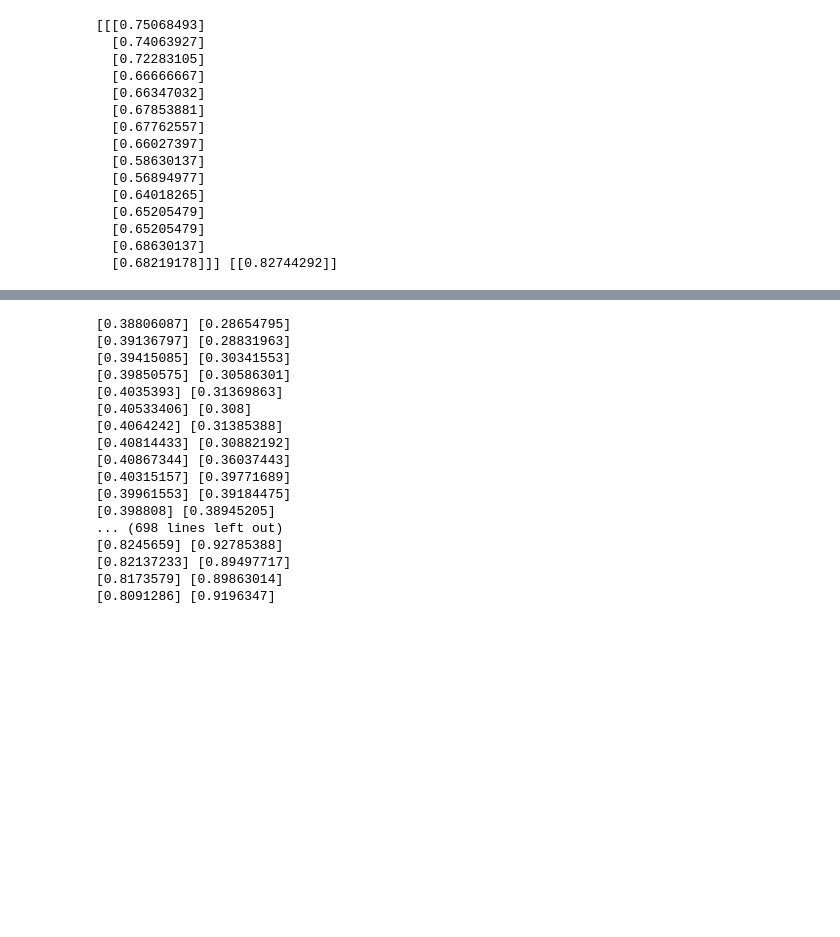
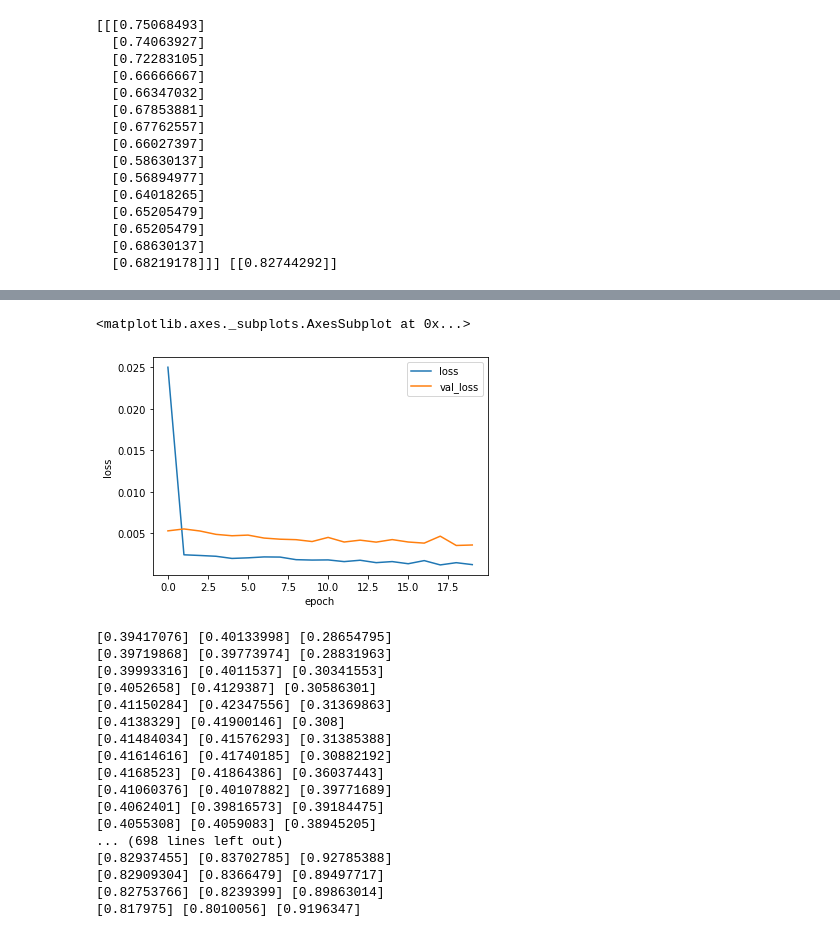
Before and after one commit to ishan-modi/Dollar-Rupee-Predictor, a Jupyter notebook: Dollar_Rupee_Prediction.ipynb, the cells around one changed output, grey strips where cells are left out. Cells and saved outputs as stored; diff of their text form; code cells hidden in the pictures; blank space fills up the shorter version.

```diff
--- a/Dollar_Rupee_Prediction.ipynb
+++ b/Dollar_Rupee_Prediction.ipynb
@@ -117 +153,5 @@ Epoch 12/20
 <tensorflow.python.keras.callbacks.History at 0x...>
+# %%
+model_gru.fit_generator(generator,epochs=20,
+                    validation_data=validation_generator,
+                    callbacks=[early_stop])
@@ -124,31 +183,41 @@ loss.plot()
+# %%
+loss = pd.DataFrame(model_gru.history.history)
+loss.plot(xlabel='epoch',ylabel='loss')
+# %% [output]
+<matplotlib.axes._subplots.AxesSubplot at 0x...>
+[figure, added]
 # %%
-train_predictions=[]
+train_predictions_lstm=[]
+train_predictions_gru=[]
 
 first_eval_batch = scaled_train[:length]
-train_predictions=list(first_eval_batch)
+train_predictions_lstm=list(first_eval_batch)
+train_predictions_gru=list(first_eval_batch)
 current_batch = first_eval_batch.reshape((1, length, n_features))
 
 for i in range(len(train)-length):
-    current_pred = model.predict(current_batch)[0]
-    train_predictions.append(current_pred)
-    print(current_pred,scaled_train[i])
+    current_pred1 = model_lstm.predict(current_batch)[0]
+    current_pred2 = model_gru.predict(current_batch)[0]
+    train_predictions_lstm.append(current_pred1)
+    train_predictions_gru.append(current_pred2)
+    print(current_pred1,current_pred2,scaled_train[i])
     current_batch = np.append(current_batch[:,1:,:],[[scaled_train[i+length]]],axis=1)
 # %% [output]
-[0.38806087] [0.28654795]
-[0.39136797] [0.28831963]
-[0.39415085] [0.30341553]
-[0.39850575] [0.30586301]
-[0.4035393] [0.31369863]
-[0.40533406] [0.308]
-[0.4064242] [0.31385388]
-[0.40814433] [0.30882192]
-[0.40867344] [0.36037443]
-[0.40315157] [0.39771689]
-[0.39961553] [0.39184475]
-[0.398808] [0.38945205]
+[0.39417076] [0.40133998] [0.28654795]
+[0.39719868] [0.39773974] [0.28831963]
+[0.39993316] [0.4011537] [0.30341553]
+[0.4052658] [0.4129387] [0.30586301]
+[0.41150284] [0.42347556] [0.31369863]
+[0.4138329] [0.41900146] [0.308]
+[0.41484034] [0.41576293] [0.31385388]
+[0.41614616] [0.41740185] [0.30882192]
+[0.4168523] [0.41864386] [0.36037443]
+[0.41060376] [0.40107882] [0.39771689]
+[0.4062401] [0.39816573] [0.39184475]
+[0.4055308] [0.4059083] [0.38945205]
 ... (698 lines left out)
-[0.8245659] [0.92785388]
-[0.82137233] [0.89497717]
-[0.8173579] [0.89863014]
-[0.8091286] [0.9196347]
+[0.82937455] [0.83702785] [0.92785388]
+[0.82909304] [0.8366479] [0.89497717]
+[0.82753766] [0.8239399] [0.89863014]
+[0.817975] [0.8010056] [0.9196347]
 # %%
```
Also changed, not shown: parts of 16 cells of this notebook.
